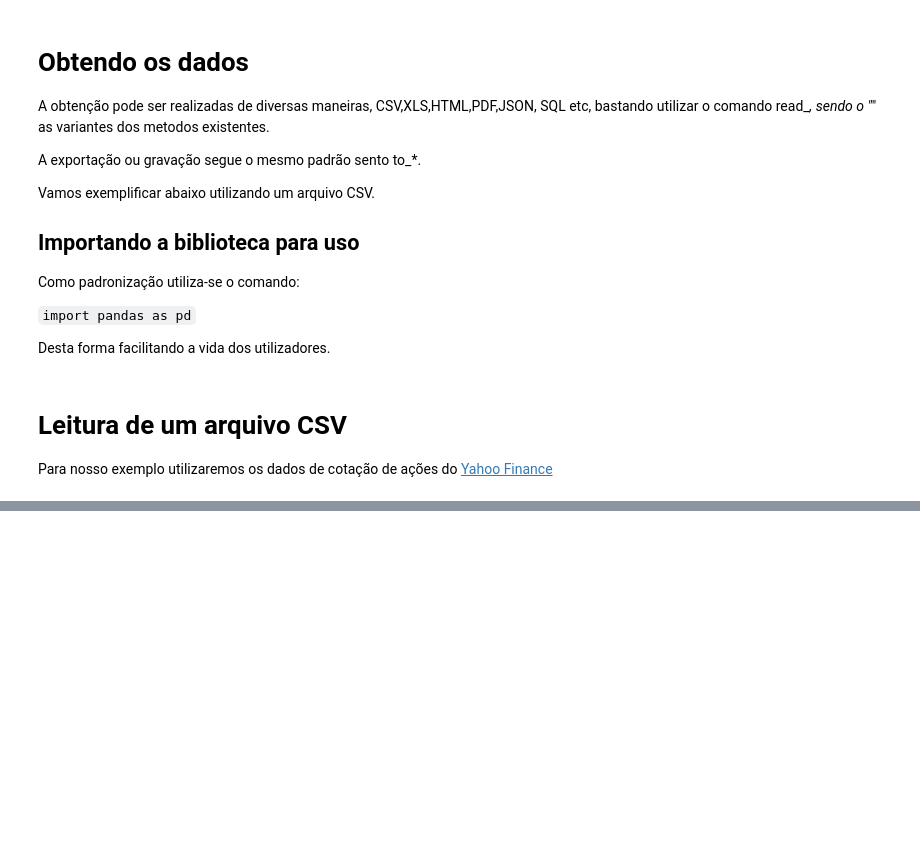
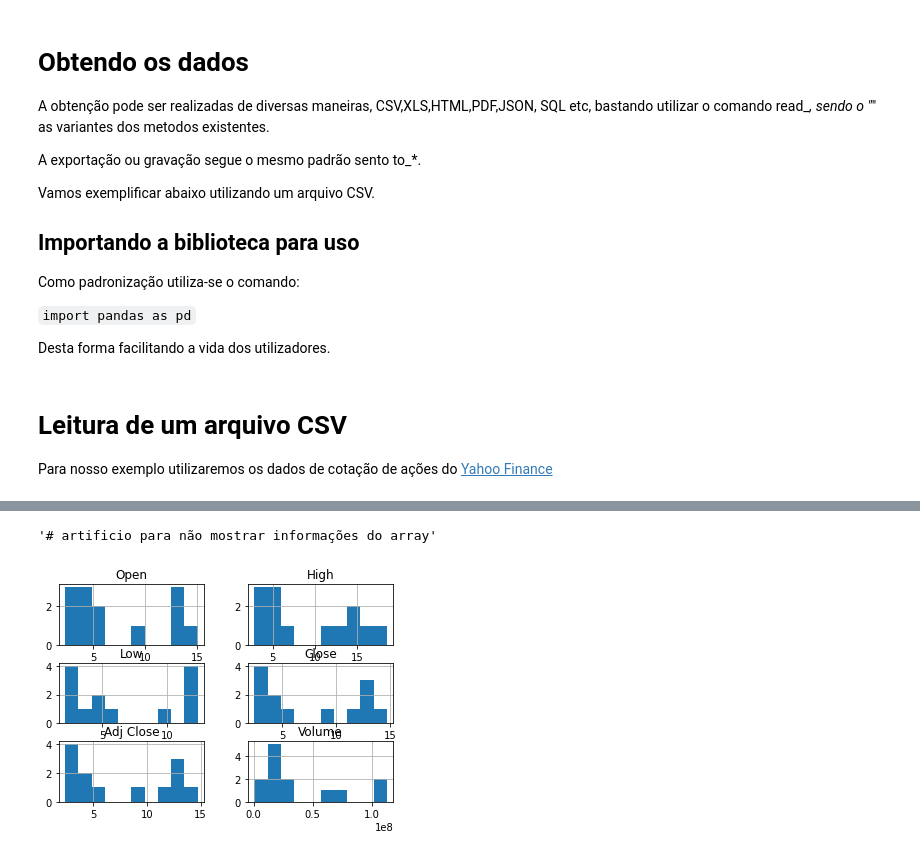
Before and after one commit to israelruiz2005/projetos-pandas, a Jupyter notebook: O_que_é_o_pandas.ipynb, the cells around one changed output, grey strips where cells are left out. Saved outputs shown, nothing was run; the diff lists cells and outputs as text; code cells hidden in the pictures; blank space fills up the shorter version.

```diff
--- a/O_que_é_o_pandas.ipynb
+++ b/O_que_é_o_pandas.ipynb
@@ -56,3 +56,5 @@ import pandas as pd
 # Leitura de um arquivo CSV
 
 Para nosso exemplo utilizaremos os dados de cotação de ações do [Yahoo Finance](https://finance.yahoo.com/quote/ETER3.SA/history?period1=1582070656&period2=1613693056&interval=1mo&filter=history&frequency=1mo&includeAdjustedClose=true)
+# %%
+df =pd.read_csv('https://raw.githubusercontent.com/israelruiz2005/projetos_pandas/main/DataSet/ETER3.SA_mes.csv')
@@ -58,0 +263,2 @@ Para nosso exemplo utilizaremos os dados de cotação de ações do [Yahoo Finan
+# %%
+df.Date = pd.to_datetime(df.Date, format="%Y-%m-%d")
@@ -58,0 +337,7 @@ Para nosso exemplo utilizaremos os dados de cotação de ações do [Yahoo Finan
+# %%
+# Criando um histograma
+df.hist()
+; # artificio para não mostrar informações do array
+# %% [output]
+'# artificio para não mostrar informações do array'
+[figure, added]
```
Also changed, not shown: parts of 27 cells of this notebook.
